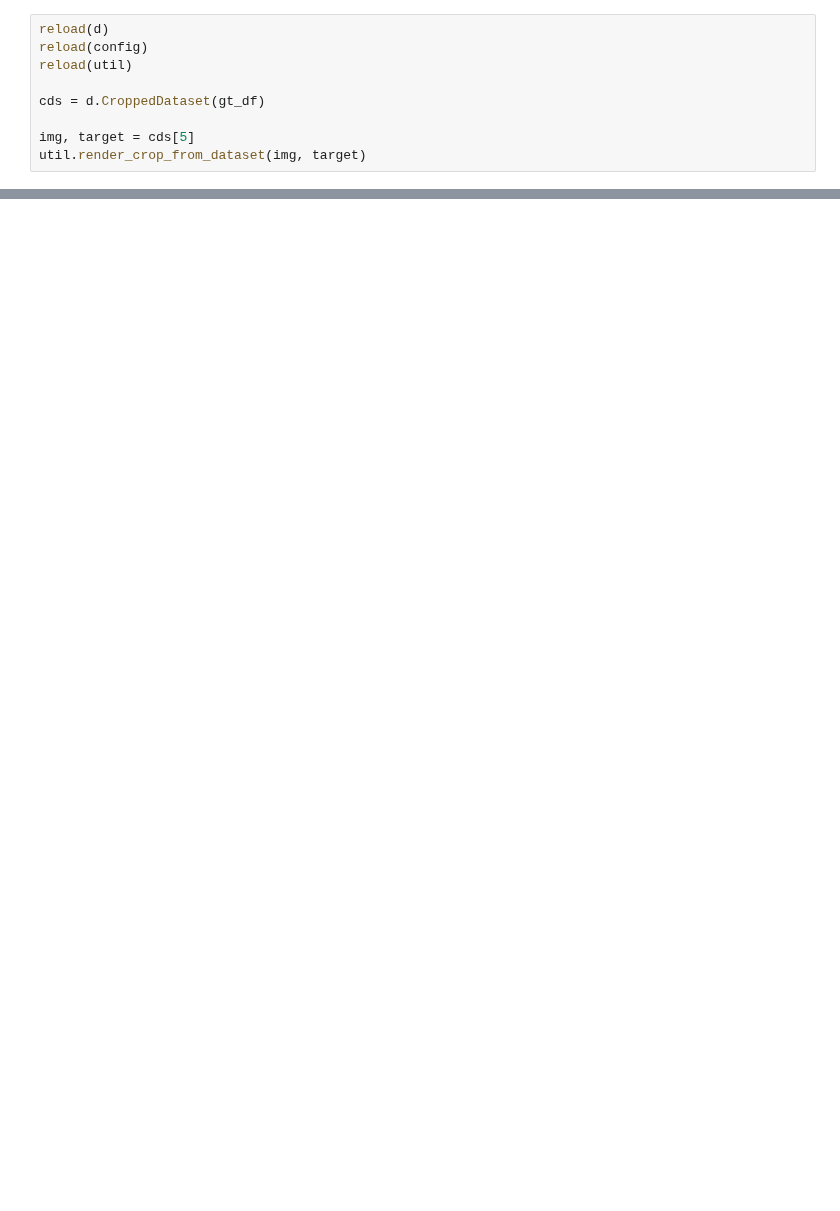
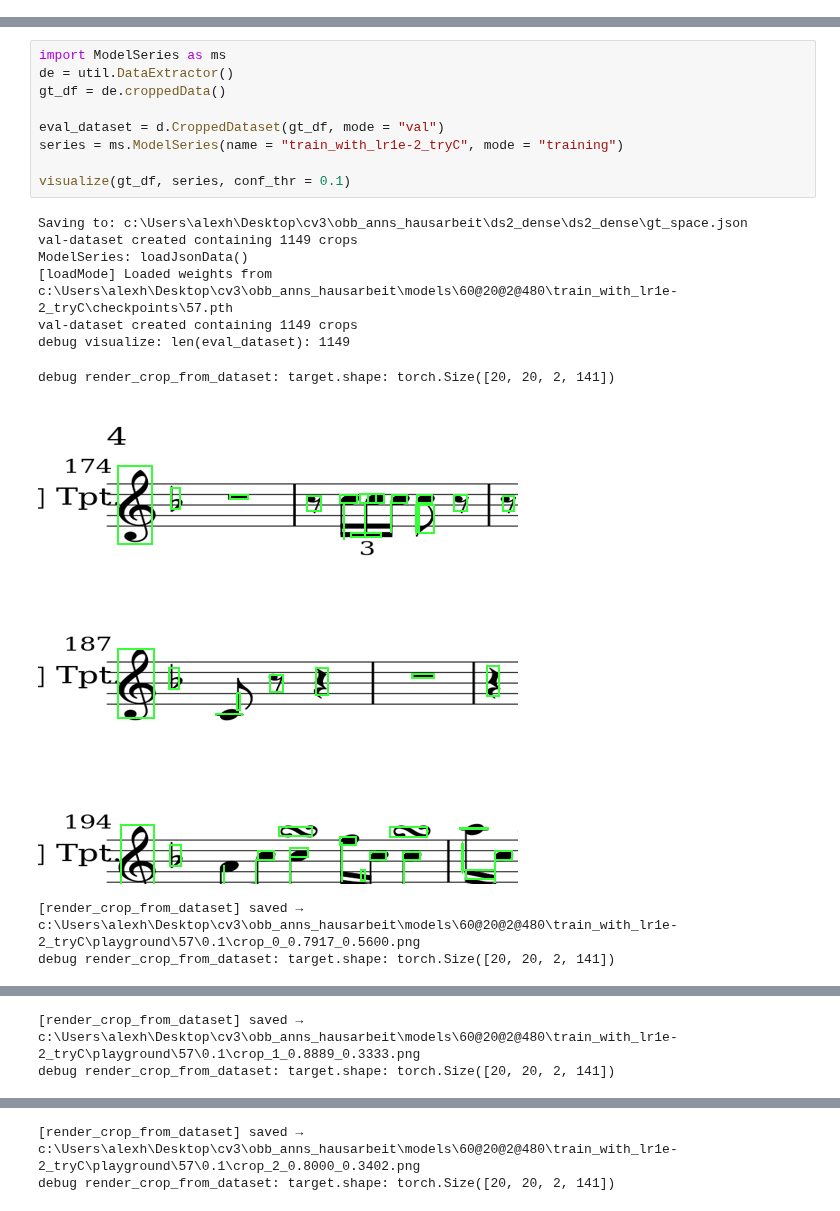
Before and after one commit to fusiongodo/yolo-score, a Jupyter notebook: visualize.ipynb, the cells around one changed output, grey strips where cells are left out. Cells and saved outputs as stored; diff of their text form; blank space fills up the shorter version.

```diff
--- a/visualize.ipynb
+++ b/visualize.ipynb
@@ -184,9 +0,0 @@ render_crop_gt_loc(gt_df, crop_uid = 1004, crop_id = 8)
-# %%
-reload(d)
-reload(config)
-reload(util)
-
-cds = d.CroppedDataset(gt_df)
-
-img, target = cds[5]
-util.render_crop_from_dataset(img, target)
@@ -254,0 +57,20 @@ for i in range(20):
+# %%
+import ModelSeries as ms
+de = util.DataExtractor()
+gt_df = de.croppedData()
+
+eval_dataset = d.CroppedDataset(gt_df, mode = "val")
+series = ms.ModelSeries(name = "train_with_lr1e-2_tryC", mode = "training")
+
+visualize(gt_df, series, conf_thr = 0.1)
+# %% [output]
+Saving to: c:\Users\alexh\Desktop\cv3\obb_anns_hausarbeit\ds2_dense\ds2_dense\gt_space.json
+val-dataset created containing 1149 crops
+ModelSeries: loadJsonData()
+[loadMode] Loaded weights from c:\Users\alexh\Desktop\cv3\obb_anns_hausarbeit\models\60@20@2@480\train_with_lr1e-2_tryC\checkpoints\57.pth
+val-dataset created containing 1149 crops
+debug visualize: len(eval_dataset): 1149
+debug render_crop_from_dataset: target.shape: torch.Size([20, 20, 2, 141])
+[figure, added]
+[render_crop_from_dataset] saved → c:\Users\alexh\Desktop\cv3\obb_anns_hausarbeit\models\60@20@2@480\train_with_lr1e-2_tryC\playground\57\0.1\crop_0_0.7917_0.5600.png
+debug render_crop_from_dataset: target.shape: torch.Size([20, 20, 2, 141])
@@ -254,0 +78,2 @@ for i in range(20):
+[render_crop_from_dataset] saved → c:\Users\alexh\Desktop\cv3\obb_anns_hausarbeit\models\60@20@2@480\train_with_lr1e-2_tryC\playground\57\0.1\crop_1_0.8889_0.3333.png
+debug render_crop_from_dataset: target.shape: torch.Size([20, 20, 2, 141])
@@ -254,0 +81,2 @@ for i in range(20):
+[render_crop_from_dataset] saved → c:\Users\alexh\Desktop\cv3\obb_anns_hausarbeit\models\60@20@2@480\train_with_lr1e-2_tryC\playground\57\0.1\crop_2_0.8000_0.3402.png
+debug render_crop_from_dataset: target.shape: torch.Size([20, 20, 2, 141])
```
Also changed, not shown: parts of 15 cells of this notebook, 12 other files.
